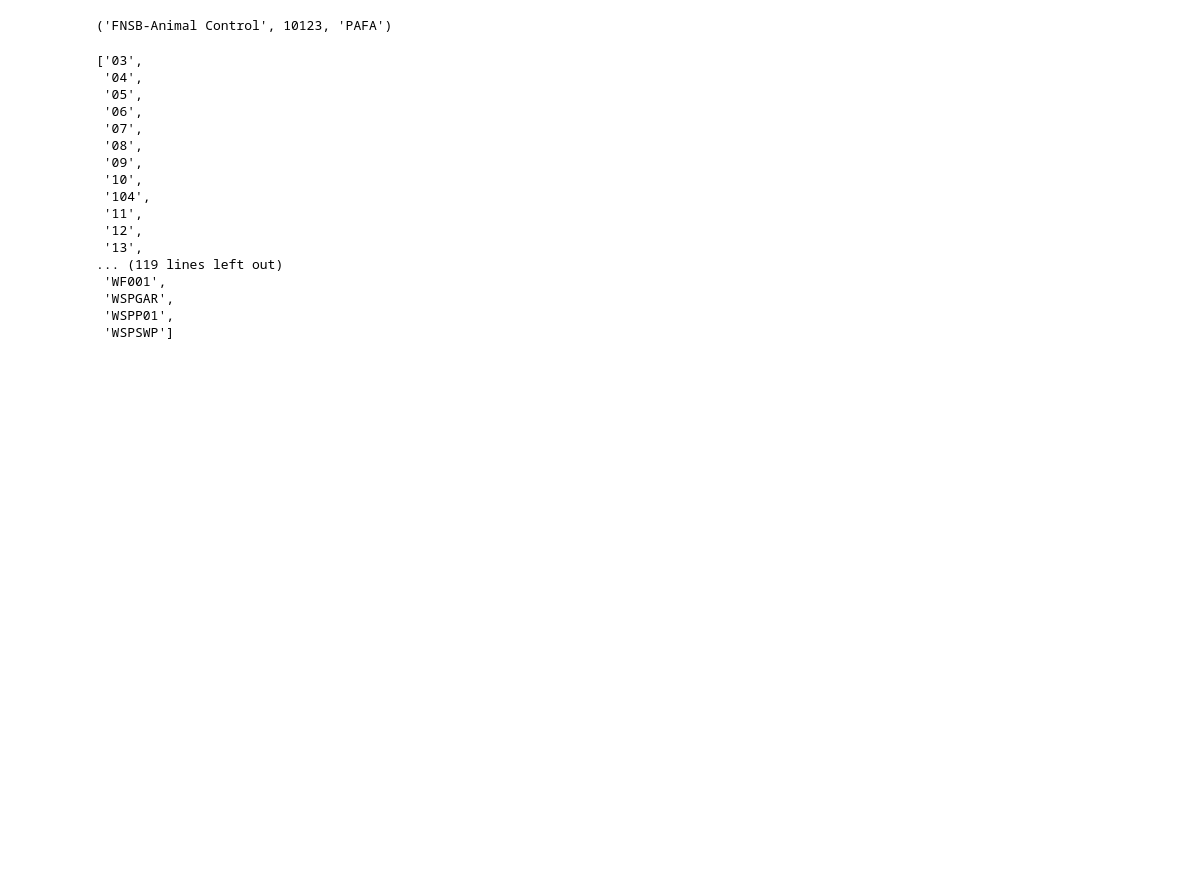
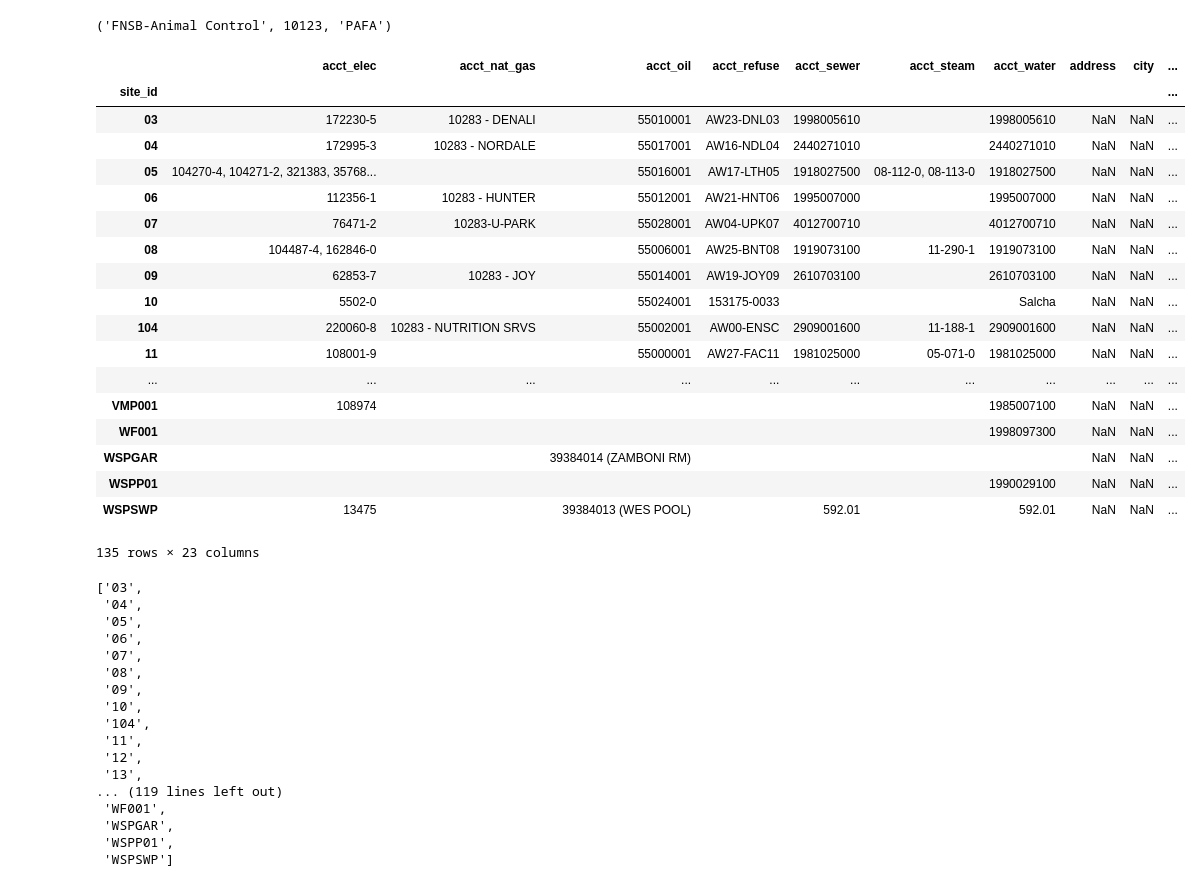
Before and after one commit to alanmitchell/fnsb-benchmark, a Jupyter notebook: testing/use_alan_data.ipynb, the cells around one changed output. Saved outputs shown, nothing was run; the diff lists cells and outputs as text; code cells hidden in the pictures; blank space fills up the shorter version.

Commit message:
Created a DataFrame of Building Info as well.

```diff
--- a/testing/use_alan_data.ipynb
+++ b/testing/use_alan_data.ipynb
@@ -257,6 +257,29 @@ BldgInfo(site_name='FNSB-Animal Control', site_category='Other', address='2408 D
 bldg.site_name, bldg.sq_ft, bldg.dd_site
 # %% [output]
 ('FNSB-Animal Control', 10123, 'PAFA')
+# %%
+# A DataFrame of all the building information
+ut.building_info_df()
+# %% [output]
+|  | acct_elec | acct_nat_gas | acct_oil | acct_refuse | acct_sewer | acct_steam | acct_water | address | city | ... |
+| site_id |  |  |  |  |  |  |  |  |  | ... |
+| 03 | 172230-5 | 10283 - DENALI | 55010001 | AW23-DNL03 | 1998005610 |  | 1998005610 | NaN | NaN | ... |
+| 04 | 172995-3 | 10283 - NORDALE | 55017001 | AW16-NDL04 | 2440271010 |  | 2440271010 | NaN | NaN | ... |
+| 05 | 104270-4, 104271-2, 321383, 35768... |  | 55016001 | AW17-LTH05 | 1918027500 | 08-112-0, 08-113-0 | 1918027500 | NaN | NaN | ... |
+| 06 | 112356-1 | 10283 - HUNTER | 55012001 | AW21-HNT06 | 1995007000 |  | 1995007000 | NaN | NaN | ... |
+| 07 | 76471-2 | 10283-U-PARK | 55028001 | AW04-UPK07 | 4012700710 |  | 4012700710 | NaN | NaN | ... |
+| 08 | 104487-4, 162846-0 |  | 55006001 | AW25-BNT08 | 1919073100 | 11-290-1 | 1919073100 | NaN | NaN | ... |
+| 09 | 62853-7 | 10283 - JOY | 55014001 | AW19-JOY09 | 2610703100 |  | 2610703100 | NaN | NaN | ... |
+| 10 | 5502-0 |  | 55024001 | 153175-0033 |  |  | Salcha | NaN | NaN | ... |
+| 104 | 220060-8 | 10283 - NUTRITION SRVS | 55002001 | AW00-ENSC | 2909001600 | 11-188-1 | 2909001600 | NaN | NaN | ... |
+| 11 | 108001-9 |  | 55000001 | AW27-FAC11 | 1981025000 | 05-071-0 | 1981025000 | NaN | NaN | ... |
+| ... | ... | ... | ... | ... | ... | ... | ... | ... | ... | ... |
+| VMP001 | 108974 |  |  |  |  |  | 1985007100 | NaN | NaN | ... |
+| WF001 |  |  |  |  |  |  | 1998097300 | NaN | NaN | ... |
+| WSPGAR |  |  | 39384014 (ZAMBONI RM) |  |  |  |  | NaN | NaN | ... |
+| WSPP01 |  |  |  |  |  |  | 1990029100 | NaN | NaN | ... |
+| WSPSWP | 13475 |  | 39384013 (WES POOL) |  | 592.01 |  | 592.01 | NaN | NaN | ... |
+135 rows × 23 columns
 # %%
 # Get a list of all Site IDs, sorted alphabetically
 ut.all_sites()
```
Also changed, not shown: 1 other file.
